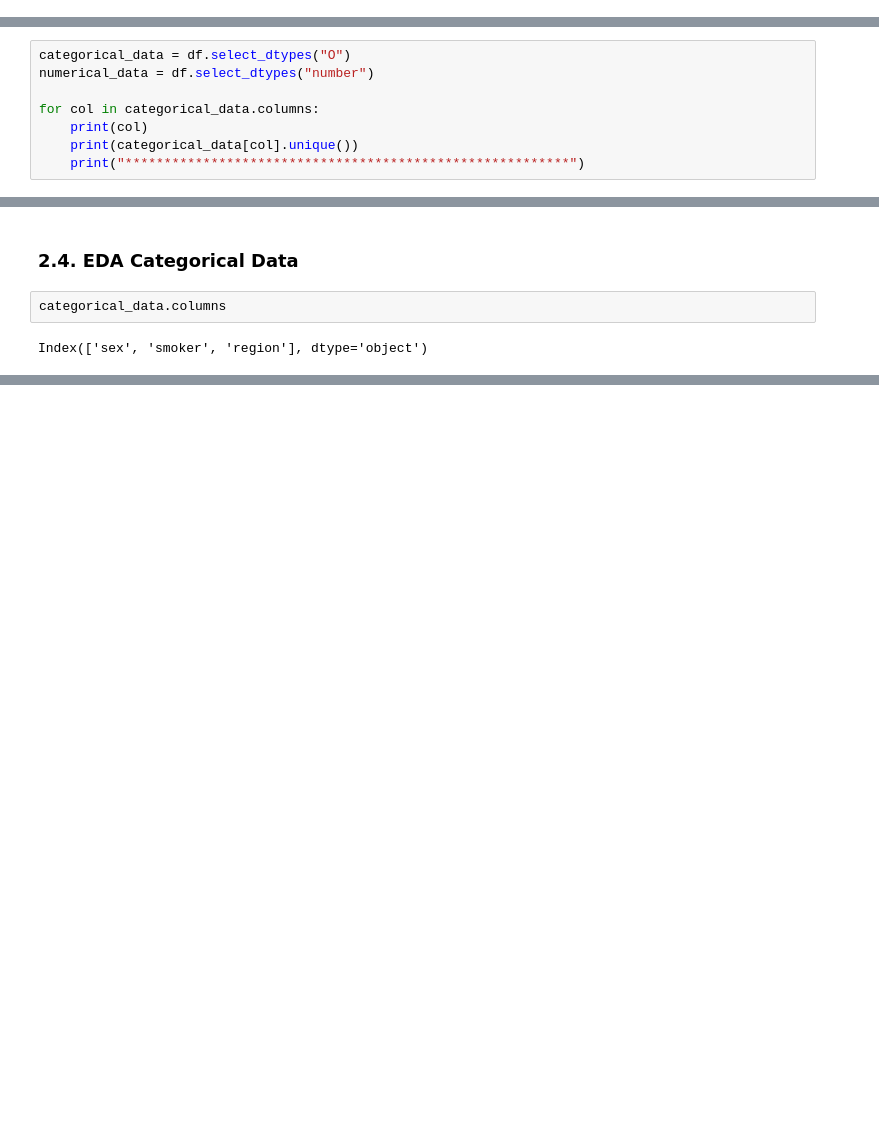
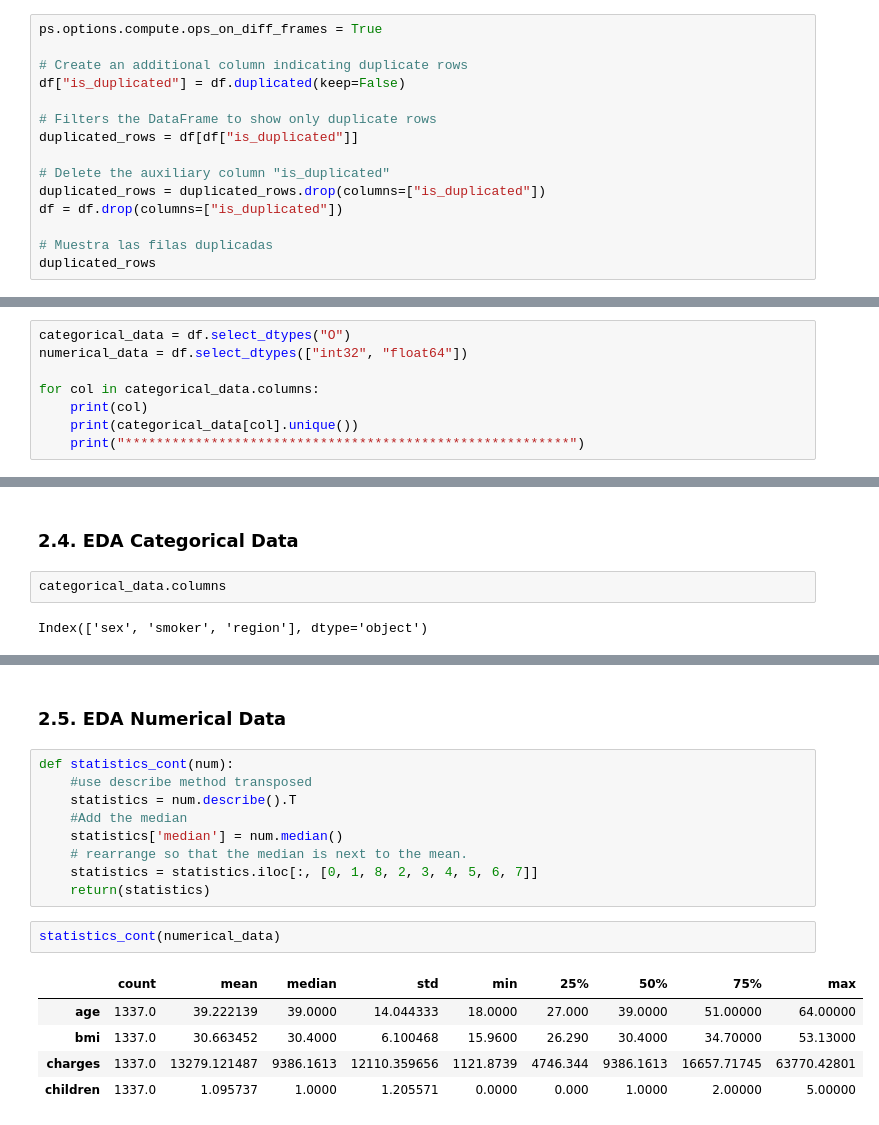
Before and after one commit to mstoychev/Data-Science-Projects, a Jupyter notebook: 6. ML with PySpark/Práctica_de_PySpark_ML_MitkoStoychev.ipynb, the cells around one changed output, grey strips where cells are left out. Saved outputs shown, nothing was run; the diff lists cells and outputs as text; blank space fills up the shorter version.

```diff
--- a/6. ML with PySpark/Práctica_de_PySpark_ML_MitkoStoychev.ipynb
+++ b/6. ML with PySpark/Práctica_de_PySpark_ML_MitkoStoychev.ipynb
@@ -126,0 +118,15 @@ Conclusions:
+# %%
+ps.options.compute.ops_on_diff_frames = True
+
+# Create an additional column indicating duplicate rows
+df["is_duplicated"] = df.duplicated(keep=False)
+
+# Filters the DataFrame to show only duplicate rows
+duplicated_rows = df[df["is_duplicated"]]
+
+# Delete the auxiliary column "is_duplicated"
+duplicated_rows = duplicated_rows.drop(columns=["is_duplicated"])
+df = df.drop(columns=["is_duplicated"])
+
+# Muestra las filas duplicadas
+duplicated_rows
@@ -128,7 +144,7 @@ Conclusions:
 #### 2.3.3. Check for Inconsistent data
 # %%
 categorical_data = df.select_dtypes("O")
-numerical_data = df.select_dtypes("number")
+numerical_data = df.select_dtypes(["int32", "float64"])
 
 for col in categorical_data.columns:
     print(col)
@@ -223,0 +257,19 @@ for col in categorical_data.columns:
+# %% [markdown]
+### 2.5. EDA Numerical Data
+# %%
+def statistics_cont(num):
+    #use describe method transposed
+    statistics = num.describe().T
+    #Add the median
+    statistics['median'] = num.median()
+    # rearrange so that the median is next to the mean.
+    statistics = statistics.iloc[:, [0, 1, 8, 2, 3, 4, 5, 6, 7]]
+    return(statistics)
+# %%
+statistics_cont(numerical_data)
+# %% [output]
+|  | count | mean | median | std | min | 25% | 50% | 75% | max |
+| age | 1337.0 | 39.222139 | 39.0000 | 14.044333 | 18.0000 | 27.000 | 39.0000 | 51.00000 | 64.00000 |
+| bmi | 1337.0 | 30.663452 | 30.4000 | 6.100468 | 15.9600 | 26.290 | 30.4000 | 34.70000 | 53.13000 |
+| charges | 1337.0 | 13279.121487 | 9386.1613 | 12110.359656 | 1121.8739 | 4746.344 | 9386.1613 | 16657.71745 | 63770.42801 |
+| children | 1337.0 | 1.095737 | 1.0000 | 1.205571 | 0.0000 | 0.000 | 1.0000 | 2.00000 | 5.00000 |
```
Also changed, not shown: parts of 26 cells of this notebook.
